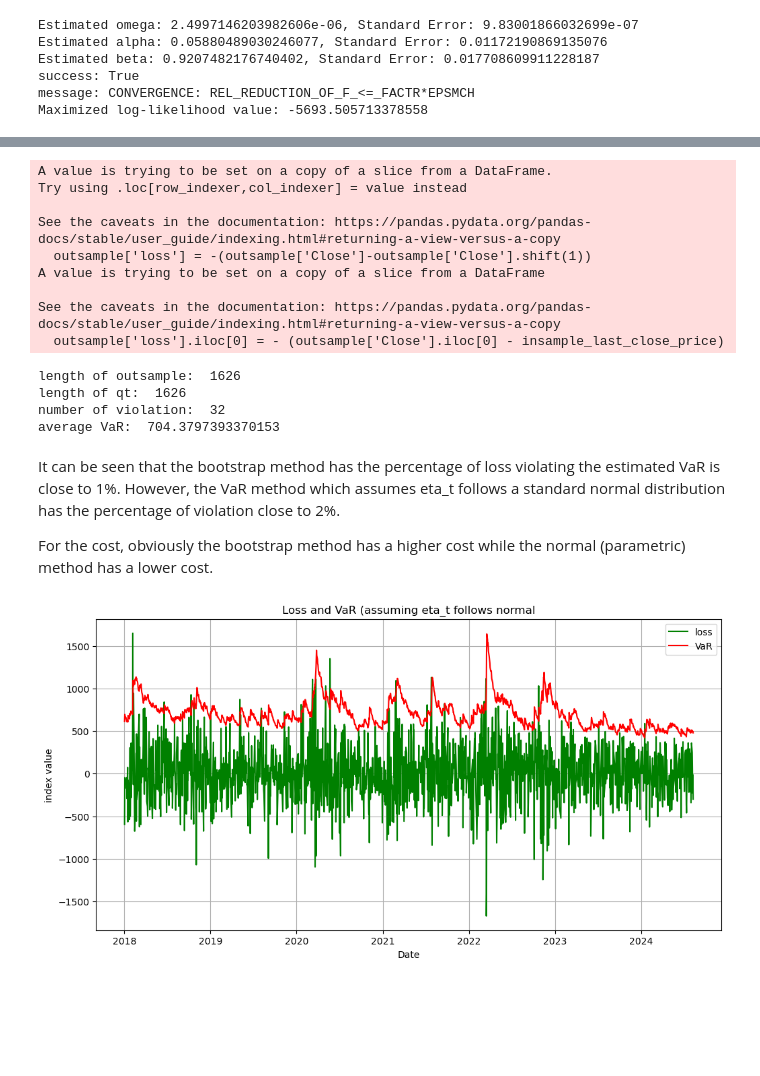
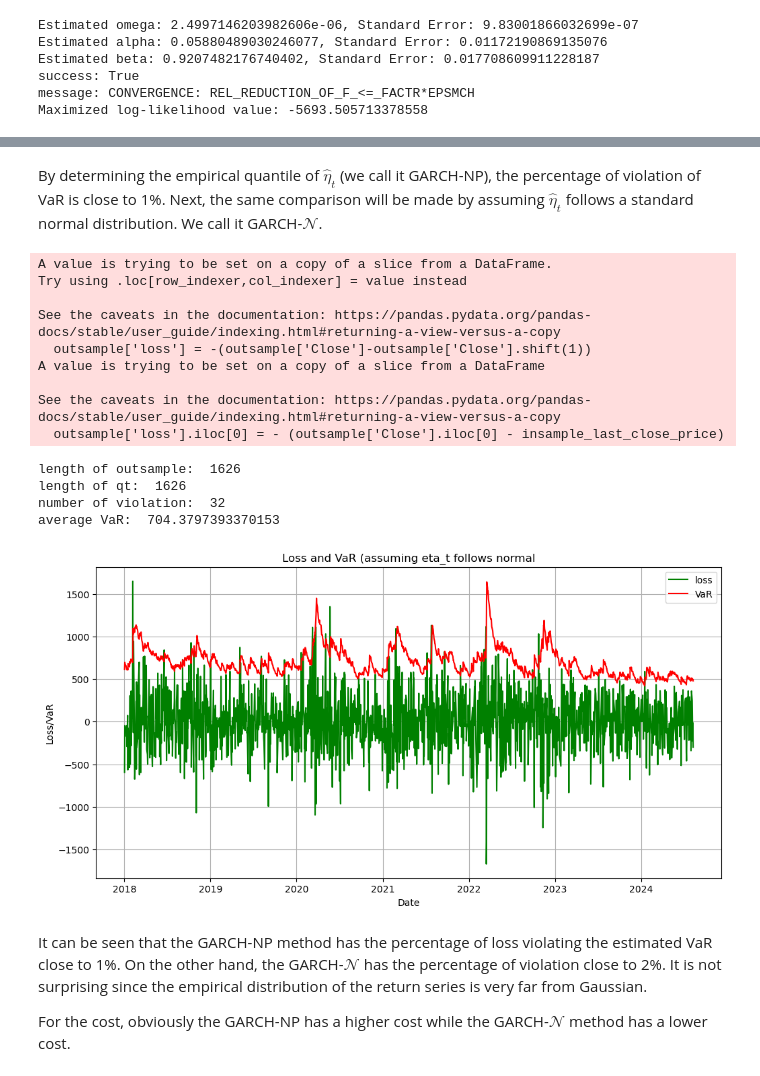
Before and after one commit to PakHangLo/GARCH_VaR, a Jupyter notebook: GARCH_VaR.ipynb, the cells around one changed output, grey strips where cells are left out. Saved outputs shown, nothing was run; the diff lists cells and outputs as text; code cells hidden in the pictures; blank space fills up the shorter version.

```diff
--- a/GARCH_VaR.ipynb
+++ b/GARCH_VaR.ipynb
@@ -416,5 +437,8 @@ plt.show()
+# %% [markdown]
+By determining the empirical quantile of $\hat{\eta}_{t}$ (we call it GARCH-NP), the percentage of violation of VaR is close to 1%.
+Next, the same comparison will be made by assuming $\hat{\eta}_{t}$ follows a standard normal distribution. We call it GARCH-$\mathcal{N}$.
 # %%
-#Determine the quantile of epsilon_t by assuming that \eta_t follows
+#Determine the quantile of epsilon_t by assuming that eta_t follows normal distribution
 def forcast_outsample_VaR_normal_garch(params, confidence, eta, insample_last_sigma2, insample_last_epsilon, insample_last_close_price, outsample, p, q):
     #eta is the standardized residual obtained from the insample.
     #insample_last_close_price is the last closing price of the insample.
@@ -466,50 +490,49 @@ def forcast_outsample_VaR_normal_garch(params, confidence, eta, insample_last_si
     outsample.loc[:,'violation'] = outsample.loc[:, 'loss'] > outsample.loc[:, 'VaR']
     print("number of violation: ", outsample['violation'].sum())
     print("average VaR: ", outsample['VaR'].mean())
     return outsample
 
 
 eta,insample_last_sigma2, insample_last_epsilon = standardized_residuals_garch(result.x, HSI_insample['returns'].values, 1, 1)
 
 
 
 #eta_bootstrap = np.random.choice(eta, 2000, replace = True)
 #a = np.quantile(eta_bootstrap, 0.01, method='inverted_cdf')
 #a
 #plt.hist(eta)
 #plt.hist(eta_bootstrap)
 HSI_outsample = forcast_outsample_VaR_normal_garch(result.x, 0.01, eta, insample_last_sigma2, insample_last_epsilon, HSI_insample['Close'].iloc[-1], HSI_outsample, 1, 1)
+
+plt.figure(figsize=(12, 6))
+plt.plot(HSI_outsample['Date'], HSI_outsample['loss'], label = 'loss', color = 'green')
+plt.plot(HSI_outsample['Date'], HSI_outsample['VaR'], label = 'VaR', color = 'red')
+
+#plt.plot(HSI_outsample['loss'], label = 'loss', color = 'green')
+#plt.plot(HSI_outsample['VaR'], label = 'VaR', color = 'red')
+plt.xlabel('Date')
+plt.ylabel('Loss/VaR')
+plt.title('Loss and VaR (assuming eta_t follows normal')
+plt.legend()
+plt.grid(True)
+plt.show()
 # %% [output]
 A value is trying to be set on a copy of a slice from a DataFrame.
 Try using .loc[row_indexer,col_indexer] = value instead
 
 See the caveats in the documentation: https://pandas.pydata.org/pandas-docs/stable/user_guide/indexing.html#returning-a-view-versus-a-copy
   outsample['loss'] = -(outsample['Close']-outsample['Close'].shift(1))
 A value is trying to be set on a copy of a slice from a DataFrame
 
 See the caveats in the documentation: https://pandas.pydata.org/pandas-docs/stable/user_guide/indexing.html#returning-a-view-versus-a-copy
   outsample['loss'].iloc[0] = - (outsample['Close'].iloc[0] - insample_last_close_price)
 length of outsample:  1626
 length of qt:  1626
 number of violation:  32
 average VaR:  704.3797393370153
+[figure, added]
 # %% [markdown]
-It can be seen that the bootstrap method has the percentage of loss violating the estimated VaR is close to 1%.
-However, the VaR method which assumes eta_t follows a standard normal distribution has the percentage of violation close to 2%.
+It can be seen that the GARCH-NP method has the percentage of loss violating the estimated VaR close to 1%.
+On the other hand, the GARCH-$\mathcal{N}$ has the percentage of violation close to 2%. It is not surprising since the empirical distribution of the return series is very far from Gaussian.
 
-For the cost, obviously the bootstrap method has a higher cost while the normal (parametric) method has a lower cost.
+For the cost, obviously the GARCH-NP has a higher cost while the GARCH-$\mathcal{N}$ method has a lower cost.
-# %%
-plt.figure(figsize=(12, 6))
-plt.plot(HSI_outsample['Date'], HSI_outsample['loss'], label = 'loss', color = 'green')
-plt.plot(HSI_outsample['Date'], HSI_outsample['VaR'], label = 'VaR', color = 'red')
-
-#plt.plot(HSI_outsample['loss'], label = 'loss', color = 'green')
-#plt.plot(HSI_outsample['VaR'], label = 'VaR', color = 'red')
-plt.xlabel('Date')
-plt.ylabel('index value')
-plt.title('Loss and VaR (assuming eta_t follows normal')
-plt.legend()
-plt.grid(True)
-plt.show()
-# %% [output]
-[figure, removed]
```
Also changed, not shown: parts of 12 cells of this notebook.
